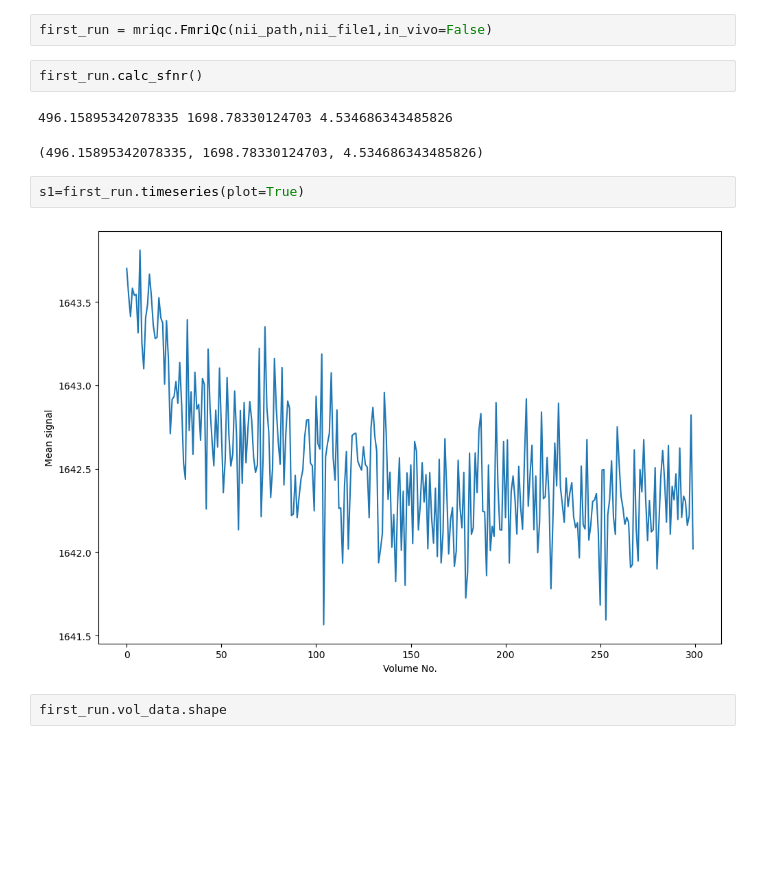
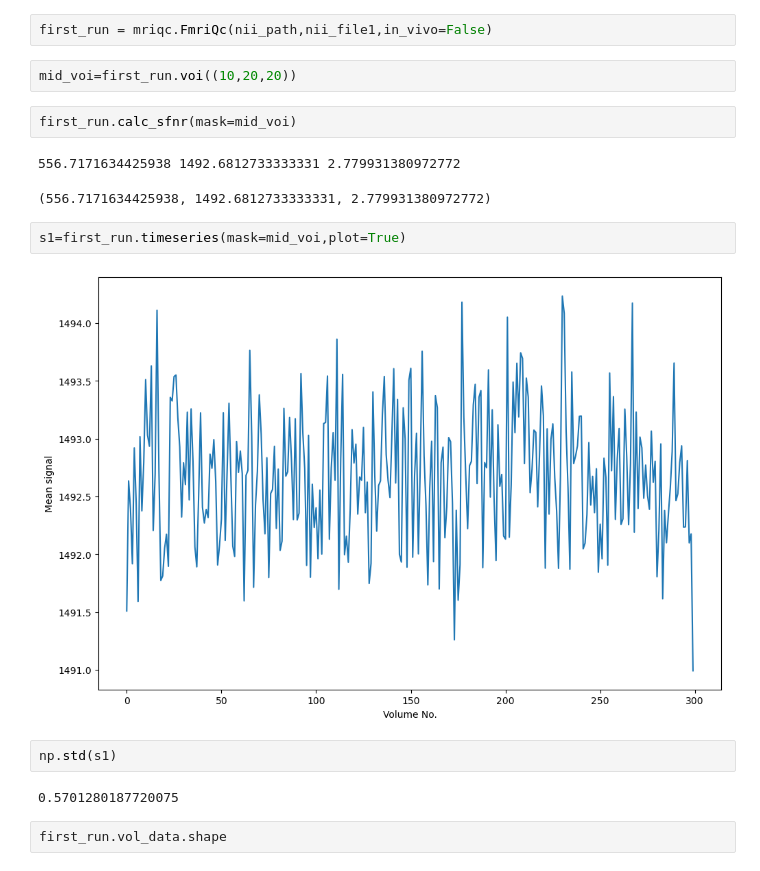
Before and after one commit to cjohnevans/MriQc, a Jupyter notebook: qc/fmriqc_snr_by_vol_check.ipynb, the cells around one changed output. Drawn from its saved outputs; the diff is of its cells as text; blank space fills up the shorter version.

```diff
--- a/qc/fmriqc_snr_by_vol_check.ipynb
+++ b/qc/fmriqc_snr_by_vol_check.ipynb
@@ -10,15 +10,21 @@ nii_file1 = '20211111_113225WarmingUps002a001.nii'
 nii_file2 = '20211111_113225GloverGSQAPs003a001.nii'
 # %%
 first_run = mriqc.FmriQc(nii_path,nii_file1,in_vivo=False)
+# %%
+mid_voi=first_run.voi((10,20,20))
 # %%
-first_run.calc_sfnr()
+first_run.calc_sfnr(mask=mid_voi)
 # %% [output]
-496.15895342078335 1698.78330124703 4.534686343485826
+556.7171634425938 1492.6812733333331 2.779931380972772
-(496.15895342078335, 1698.78330124703, 4.534686343485826)
+(556.7171634425938, 1492.6812733333331, 2.779931380972772)
 # %%
-s1=first_run.timeseries(plot=True)
+s1=first_run.timeseries(mask=mid_voi,plot=True)
 # %% [output]
-[figure, old version]
+[figure, new version]
+# %%
+np.std(s1)
+# %% [output]
+0.5701280187720075
 # %%
 first_run.vol_data.shape
 # %% [output]
```
Also changed, not shown: parts of 15 cells of this notebook, 1 other file.
